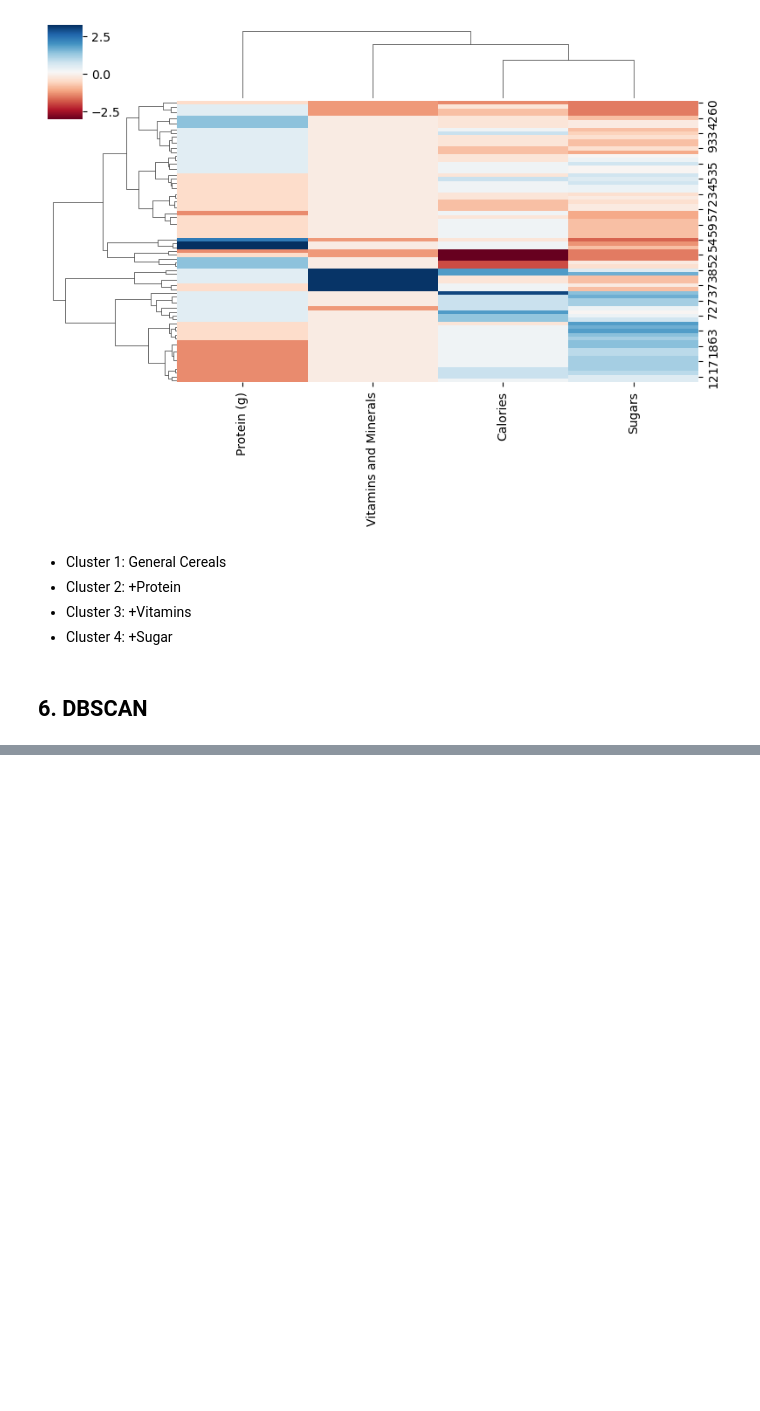
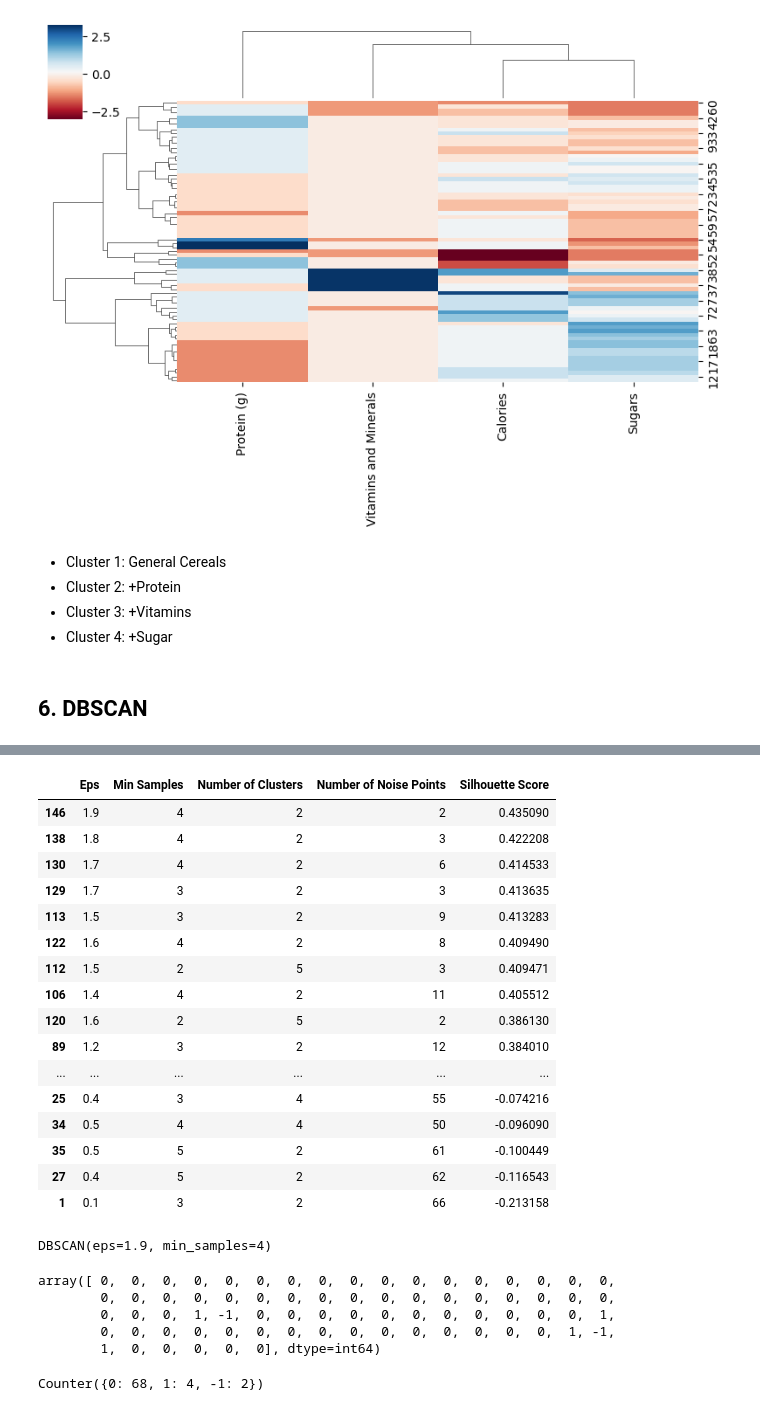
Before and after one commit to Camiloesp/PythonDataScience_UnsupervisedML, a Jupyter notebook: Course Assignment Notebooks/section04_clustering_assignments.ipynb, the cells around one changed output, grey strips where cells are left out. Saved outputs shown, nothing was run; the diff lists cells and outputs as text; code cells hidden in the pictures; blank space fills up the shorter version.

Commit message:
DBSCAN

```diff
--- a/Course Assignment Notebooks/section04_clustering_assignments.ipynb
+++ b/Course Assignment Notebooks/section04_clustering_assignments.ipynb
@@ -502,5 +502,42 @@ plt.show()
 ## 6. DBSCAN
 # %%
 # 1. Copy over the function that loops through multiple eps and min_samples values to fit multiple DBSCAN models
+import numpy as np
+from sklearn.cluster import DBSCAN
+from sklearn.metrics import silhouette_score
+
+def tune_dbscan(data):
+
+    results = []
+
+    # define a range of eps and min_samples values to loop through
+    eps_values = np.arange(.1,2,.1)
+    min_samples_values = np.arange(2,10,1)
+
+    # loop through the combinations of eps and min_samples
+    for eps in eps_values:
+        for min_samples in min_samples_values:
+            dbscan = DBSCAN(eps=eps, min_samples=min_samples)
+            dbscan.fit(data)
+            labels = dbscan.labels_
+
+            # Count the number of clusters (excluding noise points labeled as -1)
+            n_clusters = len(set(labels)) - (1 if -1 in labels else 0)
+
+            # count the number of noise points (labeled as -1)
+            n_noise = list(labels).count(-1)
+
+            # calculate the silhouette score
+            if n_clusters > 1: # silhouette score requires at least 2 clusters
+                silhouette = silhouette_score(data, labels, metric='euclidean', sample_size=None)
+            else:
+                silhouette = None
+
+            results.append([eps, min_samples, n_clusters, n_noise, silhouette])
+
+    # put the results in a dataframe
+    dbscan_results = pd.DataFrame(results, columns=['Eps', 'Min Samples', 'Number of Clusters', 'Number of Noise Points', 'Silhouette Score'])
+
+    return dbscan_results
 # %%
 # 2. Apply the function on both the original and standardized data sets
@@ -506,0 +553,3 @@ plt.show()
+# %%
+dbscan_results_2 = tune_dbscan(data_scaled)
+dbscan_results_2.head()
@@ -509,2 +581,40 @@ plt.show()
+# %%
+dbscan_results_2.sort_values('Silhouette Score', ascending=False).groupby('Silhouette Score').head(1)
+# %% [output]
+|  | Eps | Min Samples | Number of Clusters | Number of Noise Points | Silhouette Score |
+| 146 | 1.9 | 4 | 2 | 2 | 0.435090 |
+| 138 | 1.8 | 4 | 2 | 3 | 0.422208 |
+| 130 | 1.7 | 4 | 2 | 6 | 0.414533 |
+| 129 | 1.7 | 3 | 2 | 3 | 0.413635 |
+| 113 | 1.5 | 3 | 2 | 9 | 0.413283 |
+| 122 | 1.6 | 4 | 2 | 8 | 0.409490 |
+| 112 | 1.5 | 2 | 5 | 3 | 0.409471 |
+| 106 | 1.4 | 4 | 2 | 11 | 0.405512 |
+| 120 | 1.6 | 2 | 5 | 2 | 0.386130 |
+| 89 | 1.2 | 3 | 2 | 12 | 0.384010 |
+| ... | ... | ... | ... | ... | ... |
+| 25 | 0.4 | 3 | 4 | 55 | -0.074216 |
+| 34 | 0.5 | 4 | 4 | 50 | -0.096090 |
+| 35 | 0.5 | 5 | 2 | 61 | -0.100449 |
+| 27 | 0.4 | 5 | 2 | 62 | -0.116543 |
+| 1 | 0.1 | 3 | 2 | 66 | -0.213158 |
 # %%
 # 4. Fit a final DBSCAN model with those eps and min_samples values and view the labels
+dbscan_final = DBSCAN(eps=1.9, min_samples=4)
+dbscan_final.fit(data_scaled)
+# %% [output]
+DBSCAN(eps=1.9, min_samples=4)
+# %%
+dbscan_final.labels_
+# %% [output]
+array([ 0,  0,  0,  0,  0,  0,  0,  0,  0,  0,  0,  0,  0,  0,  0,  0,  0,
+        0,  0,  0,  0,  0,  0,  0,  0,  0,  0,  0,  0,  0,  0,  0,  0,  0,
+        0,  0,  0,  1, -1,  0,  0,  0,  0,  0,  0,  0,  0,  0,  0,  0,  1,
+        0,  0,  0,  0,  0,  0,  0,  0,  0,  0,  0,  0,  0,  0,  0,  1, -1,
+        1,  0,  0,  0,  0,  0], dtype=int64)
+# %%
+from collections import Counter
+
+Counter(dbscan_final.labels_)
+# %% [output]
+Counter({0: 68, 1: 4, -1: 2})
```
Also changed, not shown: parts of 3 cells of this notebook.
